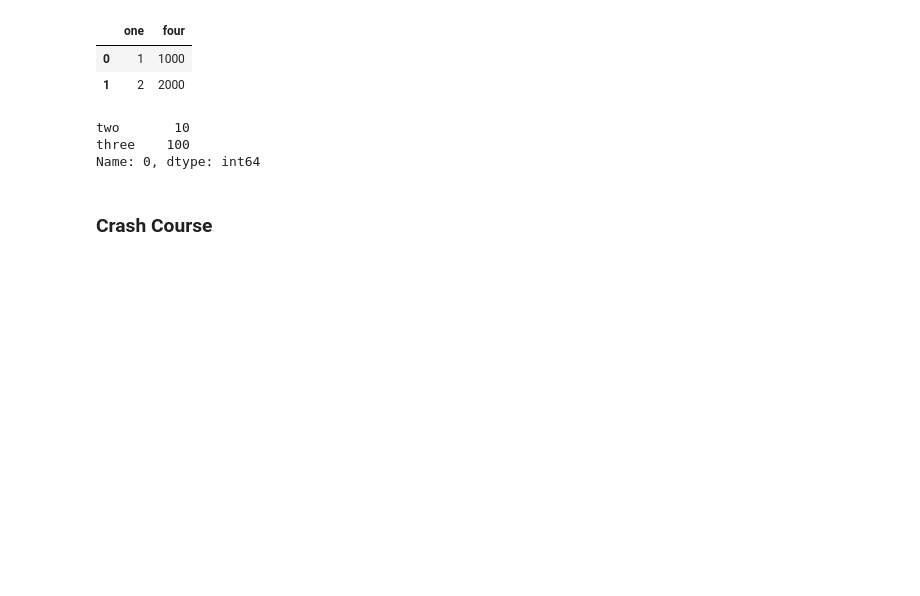
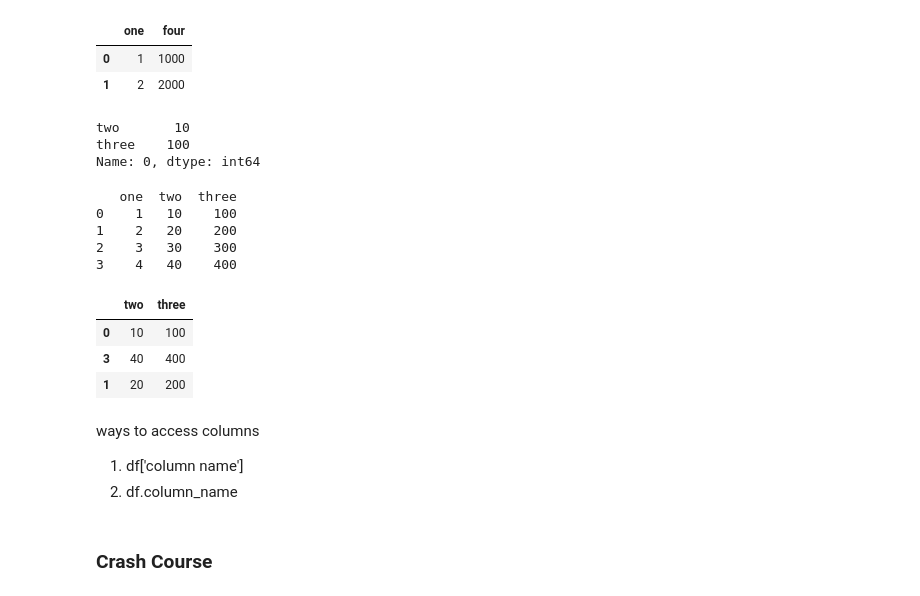
Before and after one commit to ApurbaKumarMajumder/Machine-Learning, a Jupyter notebook: pandas.ipynb, the cells around one changed output. Cells and saved outputs as stored; diff of their text form; code cells hidden in the pictures; blank space fills up the shorter version.

Commit message:
ways to access columns in a dataframe

```diff
--- a/pandas.ipynb
+++ b/pandas.ipynb
@@ -398,3 +398,24 @@ df.iloc[0, 1:3]
 two       10
 three    100
 Name: 0, dtype: int64
+# %%
+data = {'one': pd.Series([1, 2, 3, 4]),
+        'two': pd.Series([10, 20, 30, 40]),
+        'three': pd.Series([100, 200, 300, 400]),}
+
+df = pd.DataFrame(data)
+print(df)
+#pd.read_csv
+# %% [output]
+   one  two  three
+0    1   10    100
+1    2   20    200
+2    3   30    300
+3    4   40    400
+# %%
+df.iloc[[0, 3, 1], 1:3]
+# %% [output]
+|  | two | three |
+| 0 | 10 | 100 |
+| 3 | 40 | 400 |
+| 1 | 20 | 200 |
@@ -401,3 +424,8 @@ Name: 0, dtype: int64
+# %% [markdown]
+ways to access columns
+
+1. df['column name']
+2. df.column_name
 # %% [markdown]
 ### Crash Course
 # %%
```
Also changed, not shown: parts of 1 cell of this notebook.
